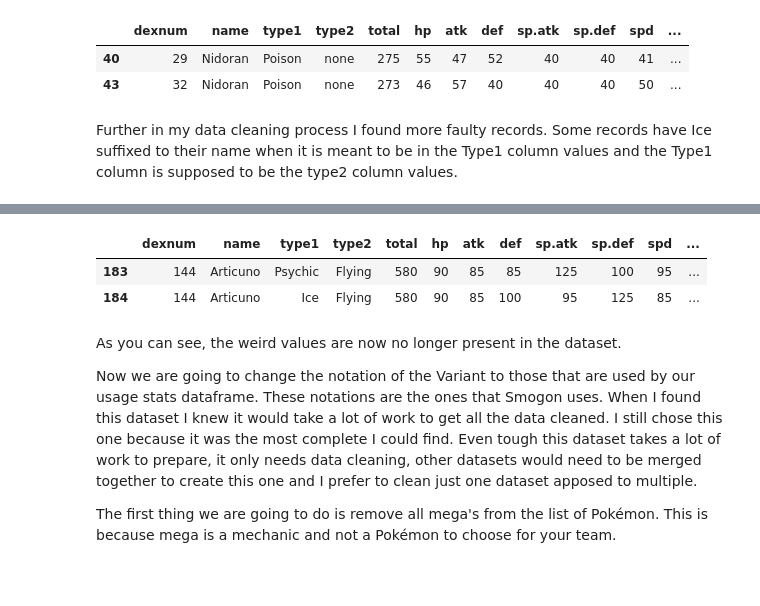
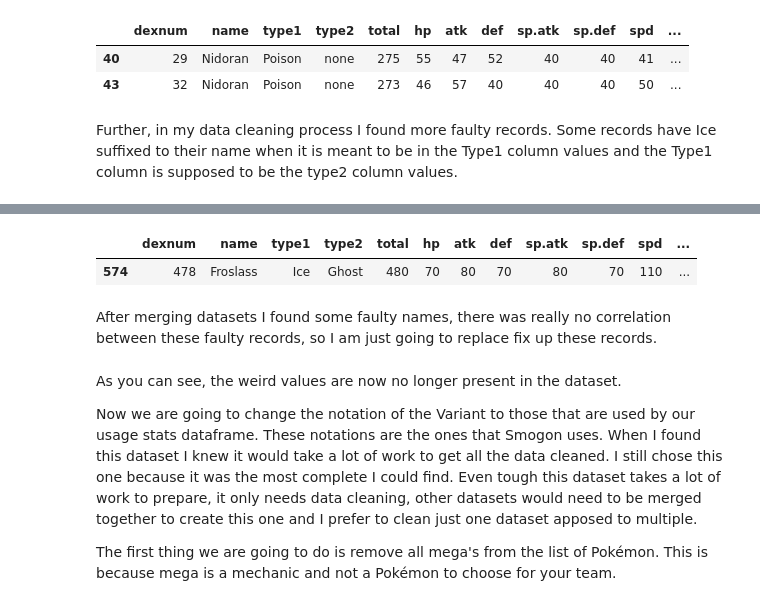
Before and after one commit to pepijn03/S4-Notebooks, a Jupyter notebook: challenge/Pokemon_showdown.ipynb, the cells around one changed output, grey strips where cells are left out. Saved outputs shown, nothing was run; the diff lists cells and outputs as text; code cells hidden in the pictures; blank space fills up the shorter version.

Commit message:
fixed missing records in the stats dataset.

```diff
--- a/challenge/Pokemon_showdown.ipynb
+++ b/challenge/Pokemon_showdown.ipynb
@@ -224,7 +224,7 @@ stats.loc[(stats['name'] == "Nidoran")]
 | 40 | 29 | Nidoran | Poison | none | 275 | 55 | 47 | 52 | 40 | 40 | 41 | ... |
 | 43 | 32 | Nidoran | Poison | none | 273 | 46 | 57 | 40 | 40 | 40 | 50 | ... |
 # %% [markdown]
-Further in my data cleaning process I found more faulty records. Some records have Ice suffixed to their name when it is meant to be in the Type1 column values and the Type1 column is supposed to be the type2 column values.
+Further, in my data cleaning process I found more faulty records. Some records have Ice suffixed to their name when it is meant to be in the Type1 column values and the Type1 column is supposed to be the type2 column values.
 # %%
 stats[stats['name'].str.contains("Ice")==True]
 # %% [output]
@@ -242,11 +242,12 @@ stats[stats['name'].str.contains("Ice")==True]
 # %%
 stats.loc[(stats['name'].str.contains("Ice")==True), 'type2'] = stats['type1']
 stats.loc[(stats['name'].str.contains("Ice")==True), 'type1'] = 'Ice'
 stats.loc[(stats['name'].str.contains("Ice")==True), 'name'] = stats['name'].str.replace('Ice','')
-stats.loc[(stats['name'].str.contains("Articuno")==True)]
+stats.loc[(stats['name'].str.contains("Froslass")==True)]
 # %% [output]
 |  | dexnum | name | type1 | type2 | total | hp | atk | def | sp.atk | sp.def | spd | ... |
-| 183 | 144 | Articuno | Psychic | Flying | 580 | 90 | 85 | 85 | 125 | 100 | 95 | ... |
-| 184 | 144 | Articuno | Ice | Flying | 580 | 90 | 85 | 100 | 95 | 125 | 85 | ... |
+| 574 | 478 | Froslass | Ice | Ghost | 480 | 70 | 80 | 70 | 80 | 70 | 110 | ... |
 # %%
 stats.loc[(stats['name'].str.contains("Regice")==True), 'type2'] = 'none'
+# %% [markdown]
+After merging datasets I found some faulty names, there was really no correlation between these faulty records, so I am just going to replace fix up these records.
```
Also changed, not shown: parts of 11 cells of this notebook.
